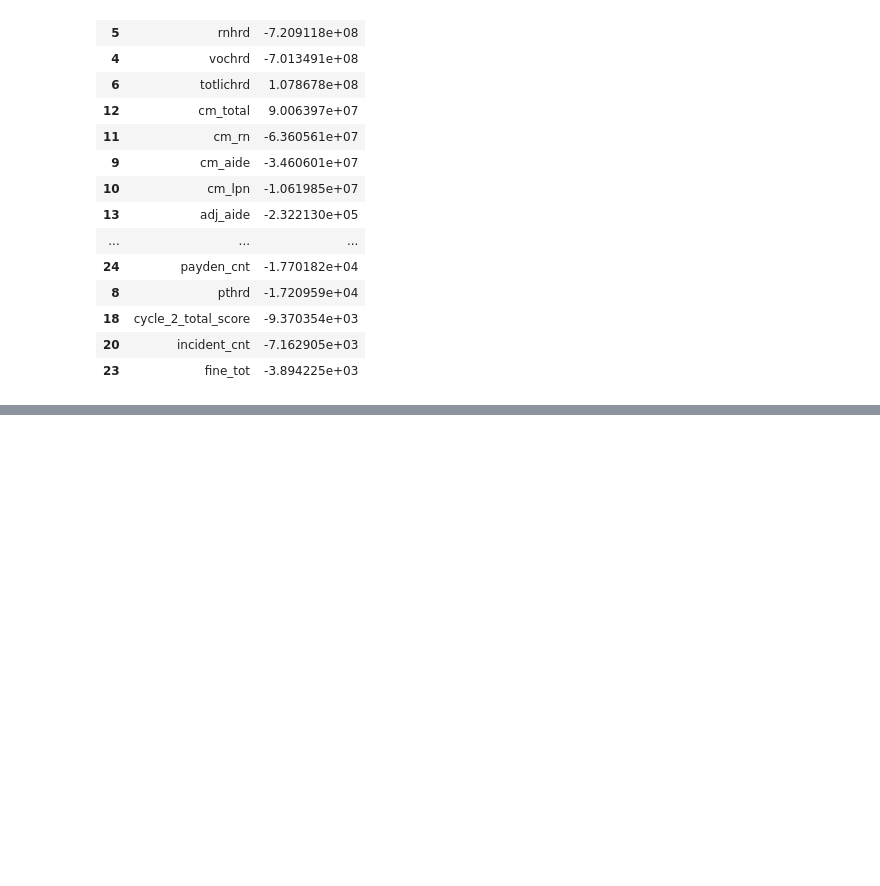
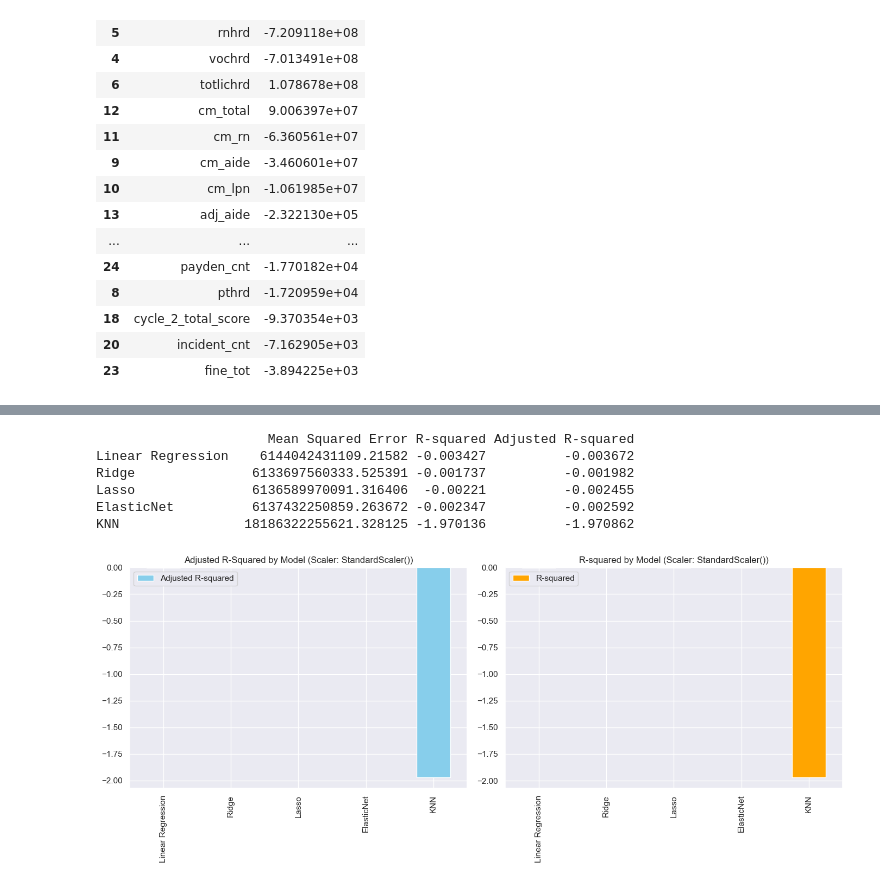
Before and after one commit to Musiik-fn/620-Project-Codebase, a Jupyter notebook: Codebase/620ProjectWhiteboard.ipynb, the cells around one changed output, grey strips where cells are left out. Cells and saved outputs as stored; diff of their text form; code cells hidden in the pictures; blank space fills up the shorter version.

```diff
--- a/Codebase/620ProjectWhiteboard.ipynb
+++ b/Codebase/620ProjectWhiteboard.ipynb
@@ -1376,0 +1395,13 @@ ElasticNet         (ColumnTransformer(transformers=[('num', Robus...
+# %%
+convert_to_int = ['Percent Vaccinated Residents', 'Percent Vaccinated Healthcare Personnel']
+
+
+for each_col in convert_to_int:
+    # Now, apply this function to each element in the column and create a mask
+    mask = covidImport_df[each_col].apply(can_cast_to_int)
+    # Filter the DataFrame to keep only the rows where the mask is True
+    covidImport_df = covidImport_df[mask]
+    covidImport_df[each_col] = covidImport_df[each_col].astype(float)
+    print(f'cleaned {each_col} and length: {len(covidImport_df)}')
+
+covidImport_df.dropna(inplace=True)
@@ -1376,0 +1411,19 @@ ElasticNet         (ColumnTransformer(transformers=[('num', Robus...
+# %%
+covidImport_df['Federal Provider Number'] = covidImport_df['Federal Provider Number'].str.lstrip('0')
+
+
+covidImport_df['Federal Provider Number'] = pd.to_numeric(covidImport_df['Federal Provider Number'], errors='coerce')
+
+# Drop rows where 'Federal Provider Number' is NaN (these were the rows with conversion errors)
+covidImport_df.dropna(subset=['Federal Provider Number'], inplace=True)
+
+covidImport_df['Federal Provider Number'] = covidImport_df['Federal Provider Number'].astype(int)
+# %%
+covidImport_df.drop(columns = ['Provider State', 'Date vaccination data last updated'], inplace=True)
+# %%
+covidImport_df.rename(columns={'Federal Provider Number' : 'provnum'}, inplace=True)
+
+
+covid_df = merge_net_income_with_provider_info(dfWithIdentifiers, covidImport_df, 2021)
+
+covid_df.drop(columns='gross_revenue', inplace=True)
@@ -1376,0 +1446,10 @@ ElasticNet         (ColumnTransformer(transformers=[('num', Robus...
+# %%
+evaluate_regression_models(covid_df, 'net_income', StandardScaler())
+# %% [output]
+                      Mean Squared Error R-squared Adjusted R-squared
+Linear Regression    6144042431109.21582 -0.003427          -0.003672
+Ridge               6133697560333.525391 -0.001737          -0.001982
+Lasso               6136589970091.316406  -0.00221          -0.002455
+ElasticNet          6137432250859.263672 -0.002347          -0.002592
+KNN                18186322255621.328125 -1.970136          -1.970862
+[figure, added]
```
Also changed, not shown: parts of 6 cells of this notebook, 11 other files.
